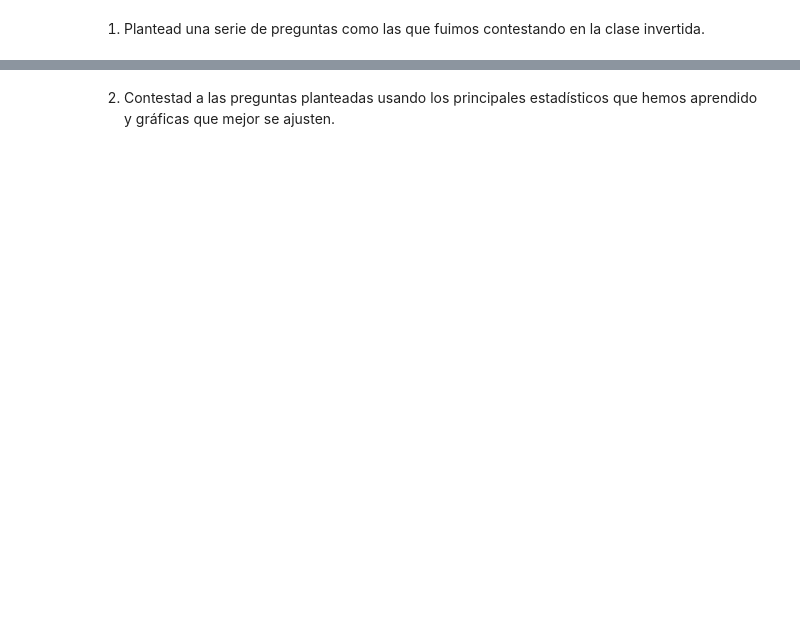
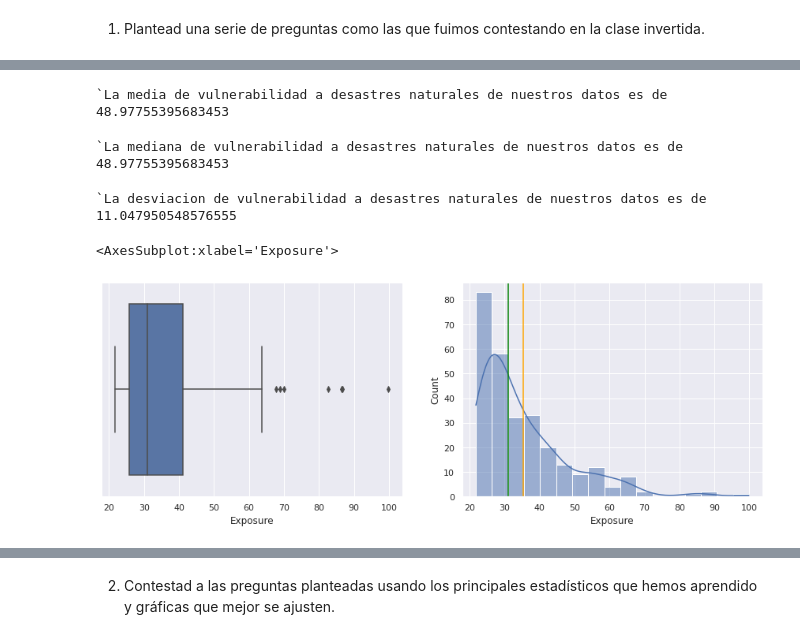
Before and after one commit to Adalab/DA_PromoC_Modulo2_Sprint1_Ana-Anahi, a Jupyter notebook: Estadistica/pp-Estadistica-Viz.ipynb, the cells around one changed output, grey strips where cells are left out. Cells and saved outputs as stored; diff of their text form; code cells hidden in the pictures; blank space fills up the shorter version.

```diff
--- a/Estadistica/pp-Estadistica-Viz.ipynb
+++ b/Estadistica/pp-Estadistica-Viz.ipynb
@@ -139,6 +140,6 @@ array([array([22.74]), 21.45], dtype=object)
 # %%
-df_suceptibles = df[ df['Exposure'] >21.45] #Creamos un nuevo dataframe
-df_suceptibles
+df_susceptibles = df[ df['Exposure'] >21.45] #Creamos un nuevo dataframe
+df_susceptibles
 # %% [output]
 |  | Region | WRI | Exposure | Vulnerability | Susceptibility | Lack of Coping Capabilities | Lack of Adaptive Capacities | ... |
 | 0 | Vanuatu | 32.00 | 56.33 | 56.81 | 37.14 | 79.34 | 53.96 | ... |
@@ -182,0 +224,3 @@ correlacion
+# %%
+media_exposicion=df_susceptibles['Exposure'].mean()
+print(f'`La media de exposicion a desastres naturales de nuestros datos es de {media_exposicion}')
@@ -182,0 +229,3 @@ correlacion
+# %%
+mediana_exposicion=df_susceptibles['Exposure'].median()
+print(f'`La mediana de exposicion a desastres naturales de nuestros datos es de {mediana_exposicion}')
@@ -182,0 +251,25 @@ correlacion
+# %%
+media_vulnerabilidad=df_susceptibles['Vulnerability'].mean()
+print(f'`La media de vulnerabilidad a desastres naturales de nuestros datos es de {media_vulnerabilidad}')
+# %% [output]
+`La media de vulnerabilidad a desastres naturales de nuestros datos es de 48.97755395683453
+# %%
+mediana_vulnerabilidad=df_susceptibles['Vulnerability'].median()
+print(f'`La mediana de vulnerabilidad a desastres naturales de nuestros datos es de {media_vulnerabilidad}')
+# %% [output]
+`La mediana de vulnerabilidad a desastres naturales de nuestros datos es de 48.97755395683453
+# %%
+desv_vulnerabilidad=df_susceptibles['Vulnerability'].std()
+print(f'`La desviacion de vulnerabilidad a desastres naturales de nuestros datos es de {desv_vulnerabilidad}')
+# %% [output]
+`La desviacion de vulnerabilidad a desastres naturales de nuestros datos es de 11.047950548576555
+# %%
+fig,ax = plt.subplots(1,2, figsize =( 15,5))
+sns.histplot(x='Exposure', data=df_susceptibles, bins='auto',kde=True, ax=ax[1])
+plt.axvline(media_exposicion, color='orange')
+plt.axvline(mediana_exposicion, color='green')
+
+sns.boxplot(df_susceptibles['Exposure'], ax=ax[0])
+# %% [output]
+<AxesSubplot:xlabel='Exposure'>
+[figure, added]
```
Also changed, not shown: parts of 51 cells of this notebook, 1 other file.
